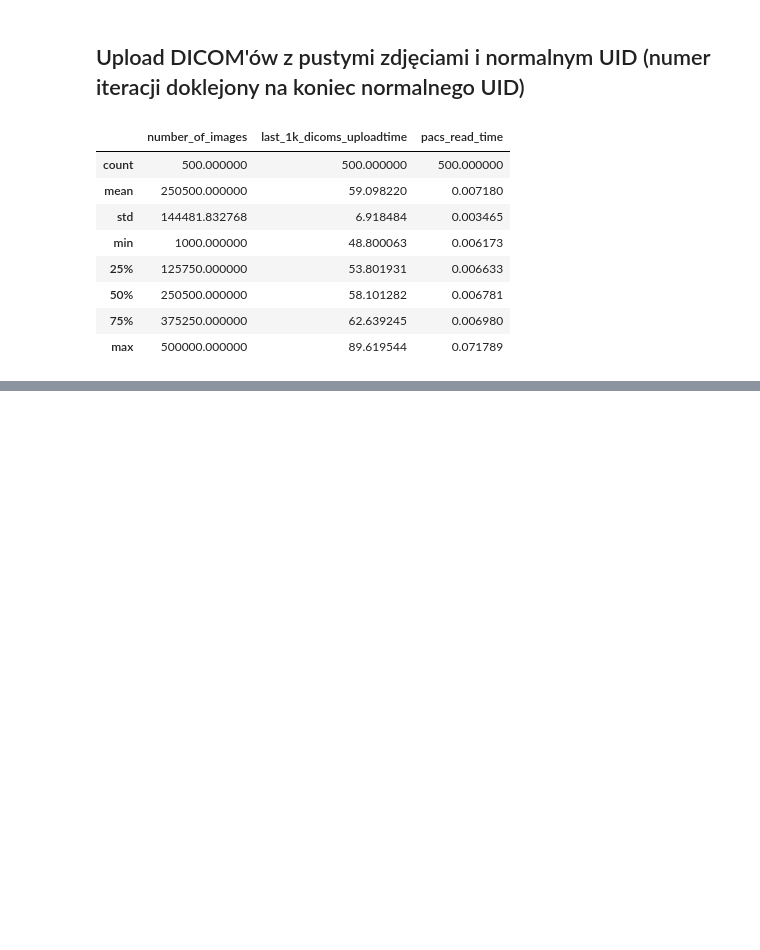
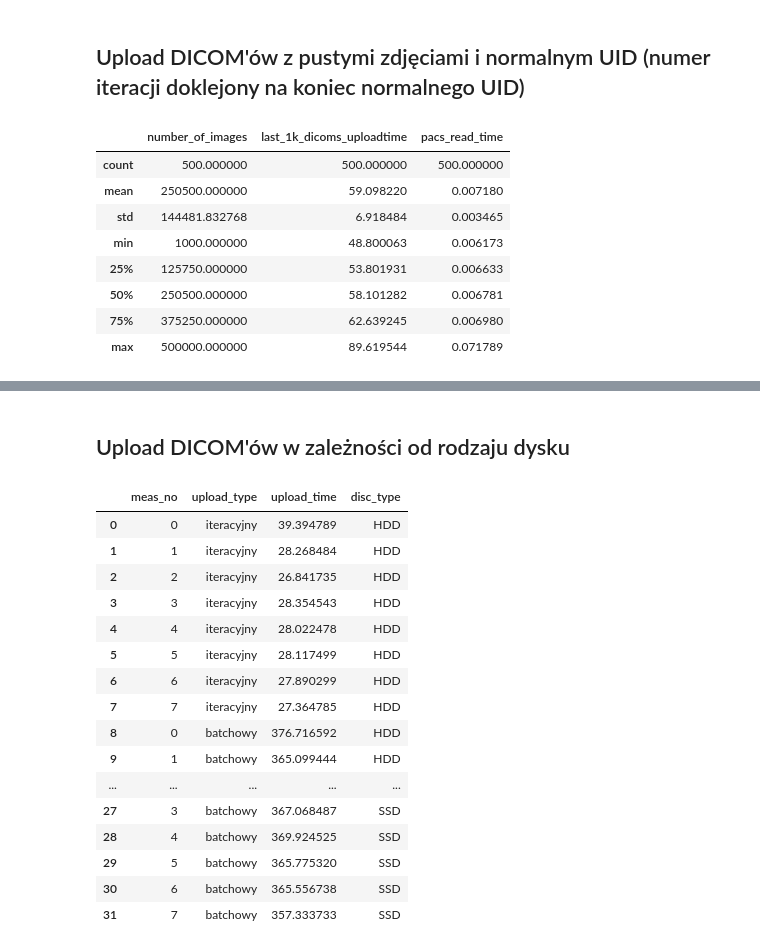
Before and after one commit to aleksanderLisiecki/PyDicom, a Jupyter notebook: data_visualising.ipynb, the cells around one changed output, grey strips where cells are left out. Drawn from its saved outputs; the diff is of its cells as text; code cells hidden in the pictures; blank space fills up the shorter version.

```diff
--- a/data_visualising.ipynb
+++ b/data_visualising.ipynb
@@ -113,0 +115,24 @@ df2.drop( df2[df2["pacs_read_time"] > 0.01].index, inplace = True )
+# %% [markdown]
+## Upload DICOM'ów w zależności od rodzaju dysku
+# %%
+df3 = pd.read_csv('log/03-zdjecia-rozne_dyski-uploading_dicom_to_pacs_logs.csv')
+df3['meas_no'] = df3['meas_no'] - 1
+df3.head(100)
+# %% [output]
+|  | meas_no | upload_type | upload_time | disc_type |
+| 0 | 0 | iteracyjny | 39.394789 | HDD |
+| 1 | 1 | iteracyjny | 28.268484 | HDD |
+| 2 | 2 | iteracyjny | 26.841735 | HDD |
+| 3 | 3 | iteracyjny | 28.354543 | HDD |
+| 4 | 4 | iteracyjny | 28.022478 | HDD |
+| 5 | 5 | iteracyjny | 28.117499 | HDD |
+| 6 | 6 | iteracyjny | 27.890299 | HDD |
+| 7 | 7 | iteracyjny | 27.364785 | HDD |
+| 8 | 0 | batchowy | 376.716592 | HDD |
+| 9 | 1 | batchowy | 365.099444 | HDD |
+| ... | ... | ... | ... | ... |
+| 27 | 3 | batchowy | 367.068487 | SSD |
+| 28 | 4 | batchowy | 369.924525 | SSD |
+| 29 | 5 | batchowy | 365.775320 | SSD |
+| 30 | 6 | batchowy | 365.556738 | SSD |
+| 31 | 7 | batchowy | 357.333733 | SSD |
```
Also changed, not shown: parts of 13 cells of this notebook, 2 other files.
